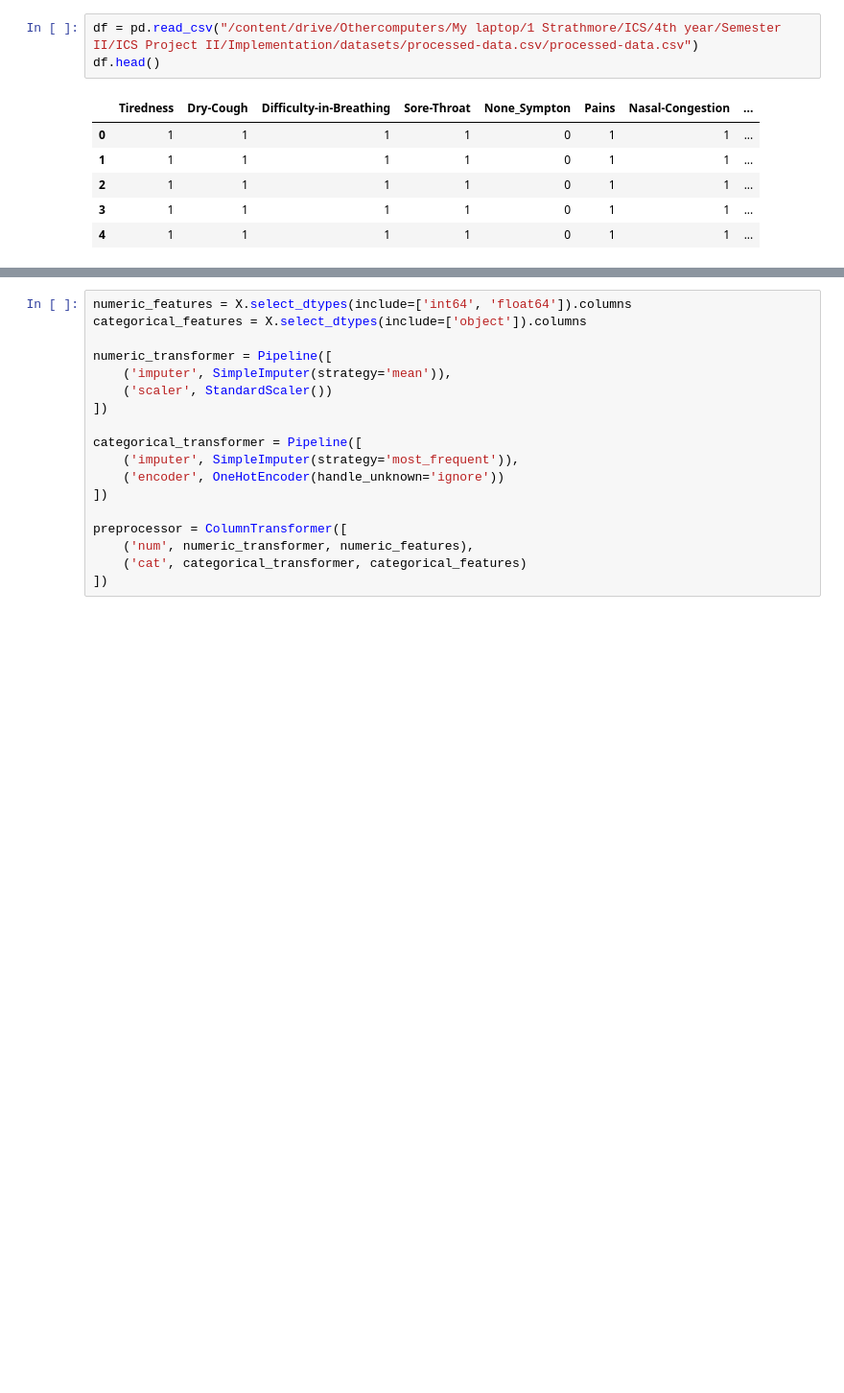
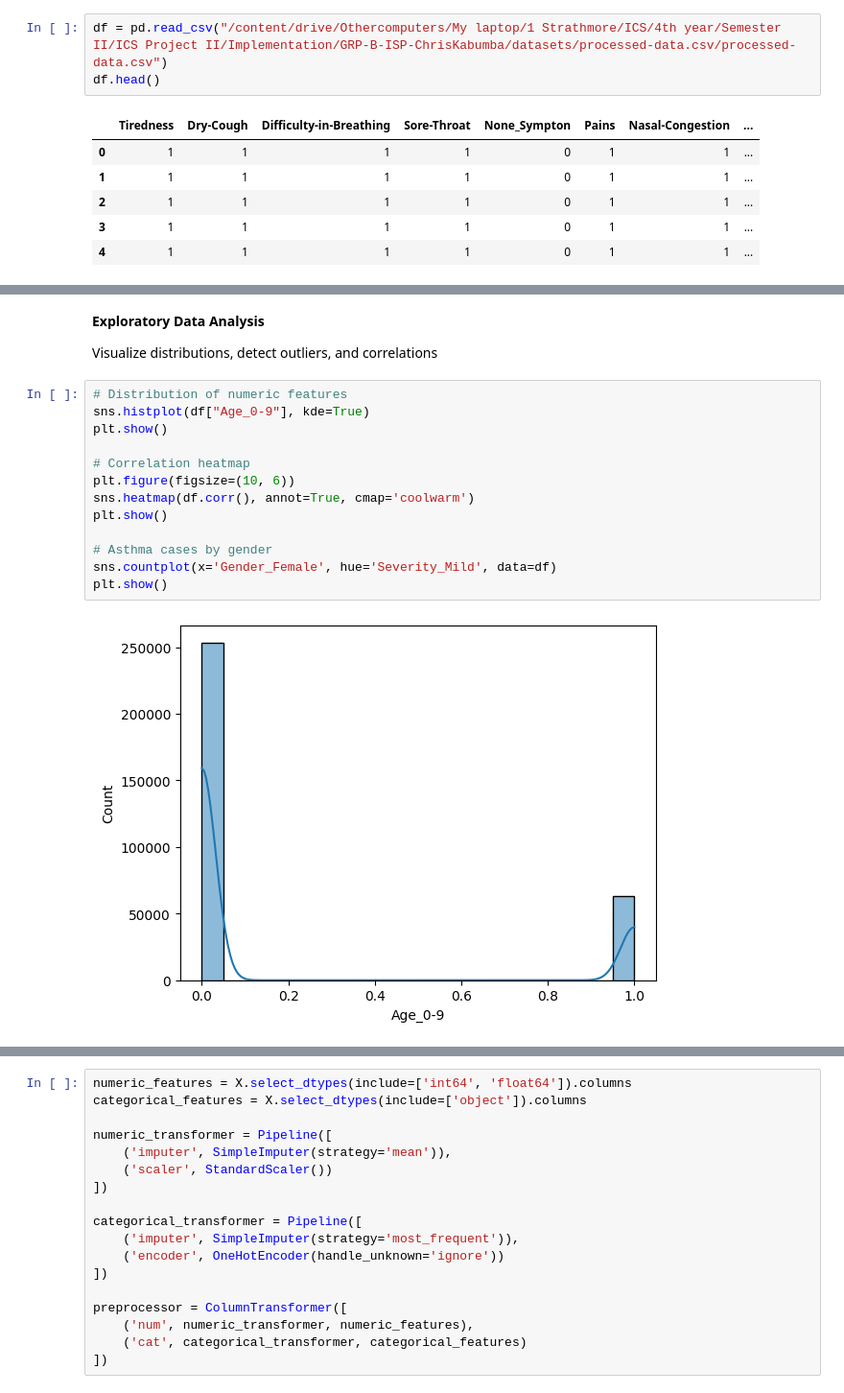
Before and after one commit to ChrisKabumba/GRP-B-ISP-ChrisKabumba, a Jupyter notebook: Model Training.ipynb, the cells around one changed output, grey strips where cells are left out. Shown at 96% size. Cells and saved outputs as stored; diff of their text form; blank space fills up the shorter version.

```diff
--- a/Model Training.ipynb
+++ b/Model Training.ipynb
@@ -12,5 +17,5 @@ from sklearn.metrics import classification_report, confusion_matrix, accuracy_sc
 # %%
-df = pd.read_csv("/content/drive/Othercomputers/My laptop/1 Strathmore/ICS/4th year/Semester II/ICS Project II/Implementation/datasets/processed-data.csv/processed-data.csv")
+df = pd.read_csv("/content/drive/Othercomputers/My laptop/1 Strathmore/ICS/4th year/Semester II/ICS Project II/Implementation/GRP-B-ISP-ChrisKabumba/datasets/processed-data.csv/processed-data.csv")
 df.head()
 # %% [output]
 |  | Tiredness | Dry-Cough | Difficulty-in-Breathing | Sore-Throat | None_Sympton | Pains | Nasal-Congestion | ... |
@@ -21,0 +51,19 @@ df.head()
+# %% [markdown]
+**Exploratory Data Analysis**
+
+Visualize distributions, detect outliers, and correlations
+# %%
+# Distribution of numeric features
+sns.histplot(df["Age_0-9"], kde=True)
+plt.show()
+
+# Correlation heatmap
+plt.figure(figsize=(10, 6))
+sns.heatmap(df.corr(), annot=True, cmap='coolwarm')
+plt.show()
+
+# Asthma cases by gender
+sns.countplot(x='Gender_Female', hue='Severity_Mild', data=df)
+plt.show()
+# %% [output]
+[figure, added]
```
Also changed, not shown: parts of 23 cells of this notebook.
